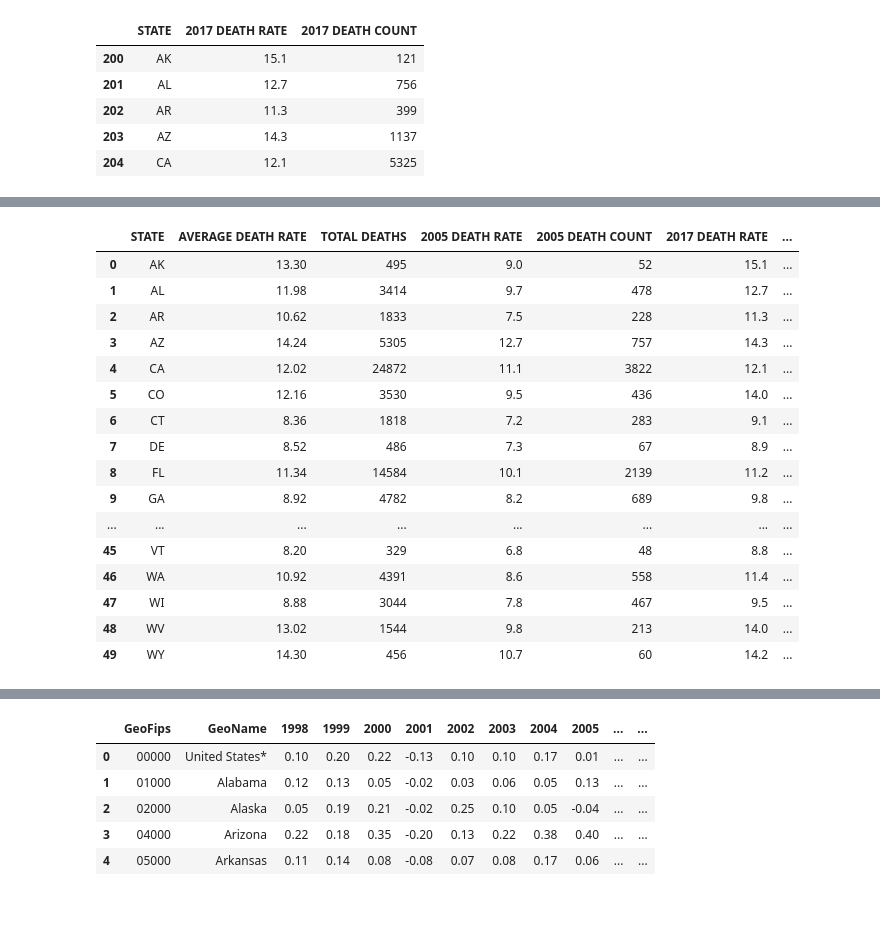
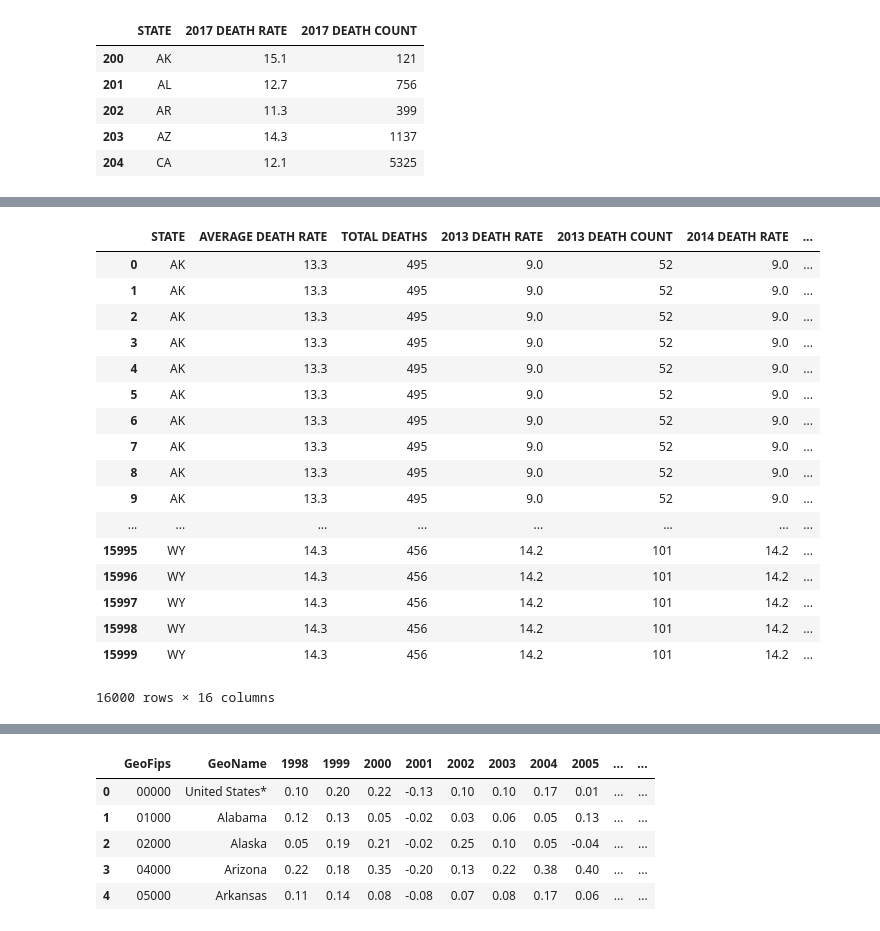
Before and after one commit to epayne323/ProjectOneRepo, a Jupyter notebook: Notebooks/Working_DataCleanup_RM.ipynb, the cells around one changed output, grey strips where cells are left out. Saved outputs shown, nothing was run; the diff lists cells and outputs as text; code cells hidden in the pictures.

Commit message:
updated liver mortality clean file

```diff
--- a/Notebooks/Working_DataCleanup_RM.ipynb
+++ b/Notebooks/Working_DataCleanup_RM.ipynb
@@ -932,3 +932,0 @@ liver_state_startyear.head()
-# %%
-liver_overall_df = liver_overall_df.merge(liver_state_startyear, on = "STATE", how = 'outer')
-liver_overall_df.count()
@@ -950,0 +942,7 @@ liver_overall_df.head()
+# %%
+liver_state_year = liver_df.groupby(["YEAR","STATE"]).sum().reset_index()
+liver_state_year.drop(liver_state_year[liver_state_year["YEAR"]!=2014].index, inplace = True)
+liver_state_year.rename(columns = {'RATE' : '2014 DEATH RATE', 'DEATHS': '2014 DEATH COUNT'}, inplace = True)
+liver_state_year = liver_state_year.drop("YEAR",axis=1)
+liver_overall_df = liver_overall_df.merge(liver_state_year, on = "STATE", how = 'outer')
+liver_overall_df.count()
@@ -950,0 +958,7 @@ liver_overall_df.head()
+# %%
+liver_state_year = liver_df.groupby(["YEAR","STATE"]).sum().reset_index()
+liver_state_year.drop(liver_state_year[liver_state_year["YEAR"]!=2015].index, inplace = True)
+liver_state_year.rename(columns = {'RATE' : '2015 DEATH RATE', 'DEATHS': '2015 DEATH COUNT'}, inplace = True)
+liver_state_year = liver_state_year.drop("YEAR",axis=1)
+liver_overall_df = liver_overall_df.merge(liver_state_year, on = "STATE", how = 'outer')
+liver_overall_df.head()
@@ -950,0 +972,7 @@ liver_overall_df.head()
+# %%
+liver_state_year = liver_df.groupby(["YEAR","STATE"]).sum().reset_index()
+liver_state_year.drop(liver_state_year[liver_state_year["YEAR"]!=2016].index, inplace = True)
+liver_state_year.rename(columns = {'RATE' : '2016 DEATH RATE', 'DEATHS': '2016 DEATH COUNT'}, inplace = True)
+liver_state_year = liver_state_year.drop("YEAR",axis=1)
+liver_overall_df = liver_overall_df.merge(liver_state_year, on = "STATE", how = 'outer')
+liver_overall_df.head()
@@ -985,26 +1041,27 @@ liver_overall_df.head()
 # %%
-liver_overall_df['TOTAL DEATH RATE CHANGE'] = liver_overall_df['2017 DEATH RATE'] - liver_overall_df['2005 DEATH RATE']
-liver_overall_df['TOTAL DEATH RATE % CHANGE'] = (liver_overall_df['2017 DEATH RATE'] / liver_overall_df['2005 DEATH RATE']) - 1
-liver_overall_df['TOTAL DEATHS % CHANGE'] = (liver_overall_df['2017 DEATH COUNT'] / liver_overall_df['2005 DEATH COUNT']) - 1
+liver_overall_df['TOTAL DEATH RATE CHANGE'] = liver_overall_df['2017 DEATH RATE'] - liver_overall_df['2013 DEATH RATE']
+liver_overall_df['TOTAL DEATH RATE % CHANGE'] = (liver_overall_df['2017 DEATH RATE'] / liver_overall_df['2013 DEATH RATE']) - 1
+liver_overall_df['TOTAL DEATHS % CHANGE'] = (liver_overall_df['2017 DEATH COUNT'] / liver_overall_df['2013 DEATH COUNT']) - 1
 liver_overall_df
 # %% [output]
-|  | STATE | AVERAGE DEATH RATE | TOTAL DEATHS | 2005 DEATH RATE | 2005 DEATH COUNT | 2017 DEATH RATE | ... |
-| 0 | AK | 13.30 | 495 | 9.0 | 52 | 15.1 | ... |
-| 1 | AL | 11.98 | 3414 | 9.7 | 478 | 12.7 | ... |
-| 2 | AR | 10.62 | 1833 | 7.5 | 228 | 11.3 | ... |
-| 3 | AZ | 14.24 | 5305 | 12.7 | 757 | 14.3 | ... |
-| 4 | CA | 12.02 | 24872 | 11.1 | 3822 | 12.1 | ... |
-| 5 | CO | 12.16 | 3530 | 9.5 | 436 | 14.0 | ... |
-| 6 | CT | 8.36 | 1818 | 7.2 | 283 | 9.1 | ... |
-| 7 | DE | 8.52 | 486 | 7.3 | 67 | 8.9 | ... |
-| 8 | FL | 11.34 | 14584 | 10.1 | 2139 | 11.2 | ... |
-| 9 | GA | 8.92 | 4782 | 8.2 | 689 | 9.8 | ... |
+|  | STATE | AVERAGE DEATH RATE | TOTAL DEATHS | 2013 DEATH RATE | 2013 DEATH COUNT | 2014 DEATH RATE | ... |
+| 0 | AK | 13.3 | 495 | 9.0 | 52 | 9.0 | ... |
+| 1 | AK | 13.3 | 495 | 9.0 | 52 | 9.0 | ... |
+| 2 | AK | 13.3 | 495 | 9.0 | 52 | 9.0 | ... |
+| 3 | AK | 13.3 | 495 | 9.0 | 52 | 9.0 | ... |
+| 4 | AK | 13.3 | 495 | 9.0 | 52 | 9.0 | ... |
+| 5 | AK | 13.3 | 495 | 9.0 | 52 | 9.0 | ... |
+| 6 | AK | 13.3 | 495 | 9.0 | 52 | 9.0 | ... |
+| 7 | AK | 13.3 | 495 | 9.0 | 52 | 9.0 | ... |
+| 8 | AK | 13.3 | 495 | 9.0 | 52 | 9.0 | ... |
+| 9 | AK | 13.3 | 495 | 9.0 | 52 | 9.0 | ... |
 | ... | ... | ... | ... | ... | ... | ... | ... |
-| 45 | VT | 8.20 | 329 | 6.8 | 48 | 8.8 | ... |
-| 46 | WA | 10.92 | 4391 | 8.6 | 558 | 11.4 | ... |
-| 47 | WI | 8.88 | 3044 | 7.8 | 467 | 9.5 | ... |
-| 48 | WV | 13.02 | 1544 | 9.8 | 213 | 14.0 | ... |
-| 49 | WY | 14.30 | 456 | 10.7 | 60 | 14.2 | ... |
+| 15995 | WY | 14.3 | 456 | 14.2 | 101 | 14.2 | ... |
+| 15996 | WY | 14.3 | 456 | 14.2 | 101 | 14.2 | ... |
+| 15997 | WY | 14.3 | 456 | 14.2 | 101 | 14.2 | ... |
+| 15998 | WY | 14.3 | 456 | 14.2 | 101 | 14.2 | ... |
+| 15999 | WY | 14.3 | 456 | 14.2 | 101 | 14.2 | ... |
+16000 rows × 16 columns
 # %%
 liver_overall_df.to_csv(os.path.join("..","Data","Clean","Liver_Disease_Cirrhosis_Mortality_Clean.csv"), index = False)
 # %%
```
Also changed, not shown: parts of 12 cells of this notebook, 2 other files.
